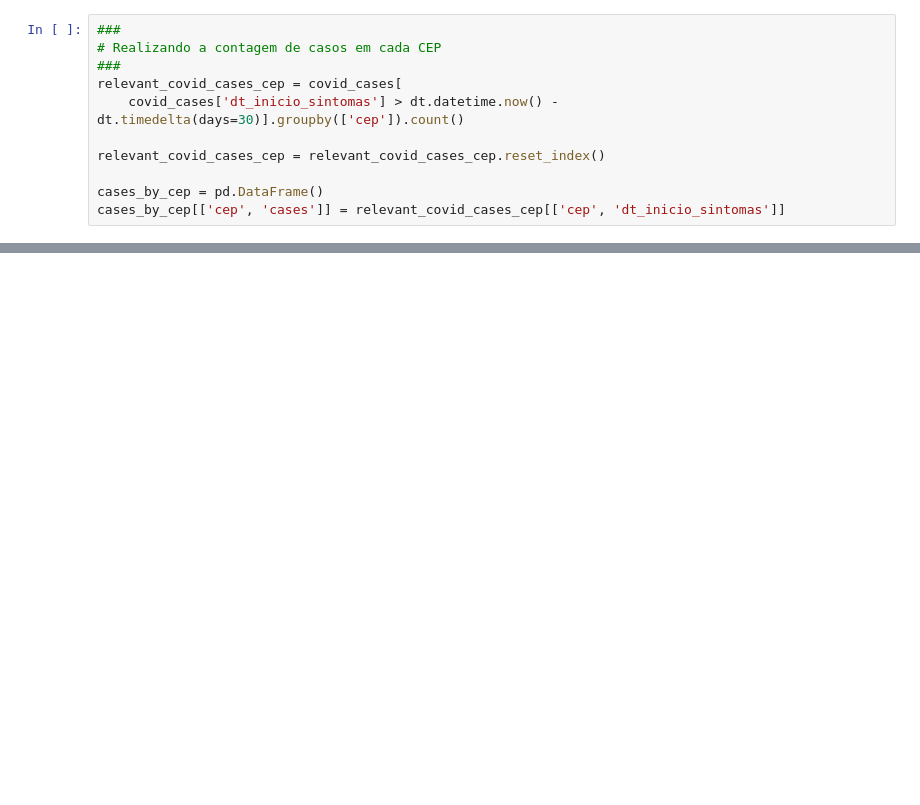
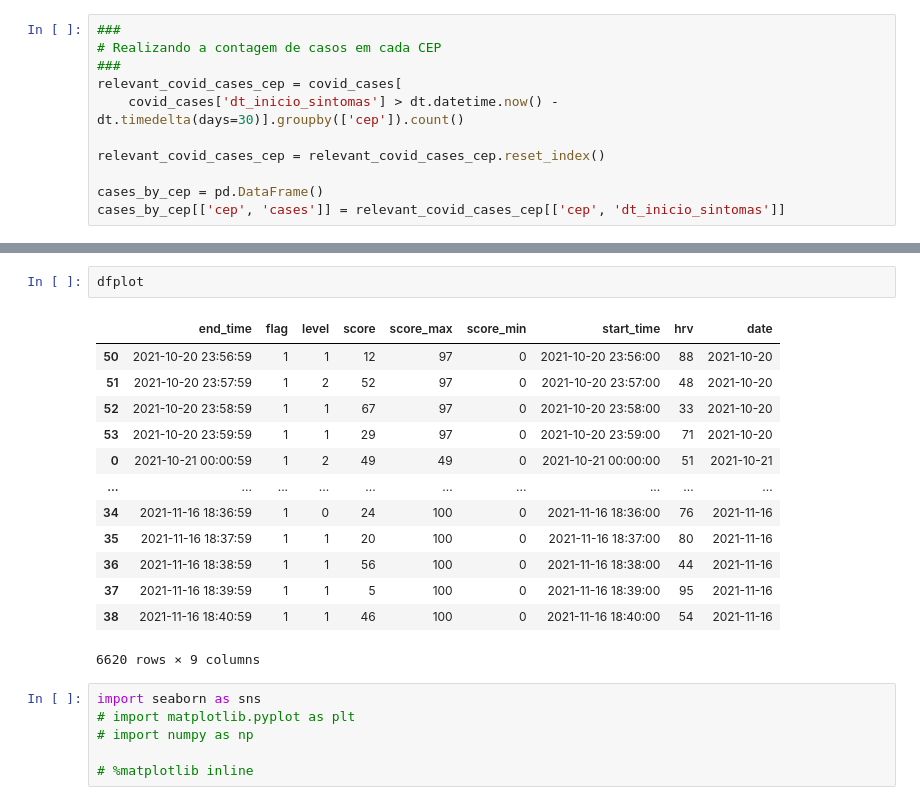
Before and after one commit to wwfianna/tratando-dados-biom-tricos-e-de-geolocalizacao, a Jupyter notebook: covid_exposure.ipynb, the cells around one changed output, grey strips where cells are left out. Drawn from its saved outputs; the diff is of its cells as text; blank space fills up the shorter version.

```diff
--- a/covid_exposure.ipynb
+++ b/covid_exposure.ipynb
@@ -155,0 +207,22 @@ fin
+# %%
+dfplot
+# %% [output]
+|  | end_time | flag | level | score | score_max | score_min | start_time | hrv | date |
+| 50 | 2021-10-20 23:56:59 | 1 | 1 | 12 | 97 | 0 | 2021-10-20 23:56:00 | 88 | 2021-10-20 |
+| 51 | 2021-10-20 23:57:59 | 1 | 2 | 52 | 97 | 0 | 2021-10-20 23:57:00 | 48 | 2021-10-20 |
+| 52 | 2021-10-20 23:58:59 | 1 | 1 | 67 | 97 | 0 | 2021-10-20 23:58:00 | 33 | 2021-10-20 |
+| 53 | 2021-10-20 23:59:59 | 1 | 1 | 29 | 97 | 0 | 2021-10-20 23:59:00 | 71 | 2021-10-20 |
+| 0 | 2021-10-21 00:00:59 | 1 | 2 | 49 | 49 | 0 | 2021-10-21 00:00:00 | 51 | 2021-10-21 |
+| ... | ... | ... | ... | ... | ... | ... | ... | ... | ... |
+| 34 | 2021-11-16 18:36:59 | 1 | 0 | 24 | 100 | 0 | 2021-11-16 18:36:00 | 76 | 2021-11-16 |
+| 35 | 2021-11-16 18:37:59 | 1 | 1 | 20 | 100 | 0 | 2021-11-16 18:37:00 | 80 | 2021-11-16 |
+| 36 | 2021-11-16 18:38:59 | 1 | 1 | 56 | 100 | 0 | 2021-11-16 18:38:00 | 44 | 2021-11-16 |
+| 37 | 2021-11-16 18:39:59 | 1 | 1 | 5 | 100 | 0 | 2021-11-16 18:39:00 | 95 | 2021-11-16 |
+| 38 | 2021-11-16 18:40:59 | 1 | 1 | 46 | 100 | 0 | 2021-11-16 18:40:00 | 54 | 2021-11-16 |
+6620 rows × 9 columns
+# %%
+import seaborn as sns
+# import matplotlib.pyplot as plt
+# import numpy as np
+
+# %matplotlib inline
```
Also changed, not shown: parts of 12 cells of this notebook, 3 other files.
